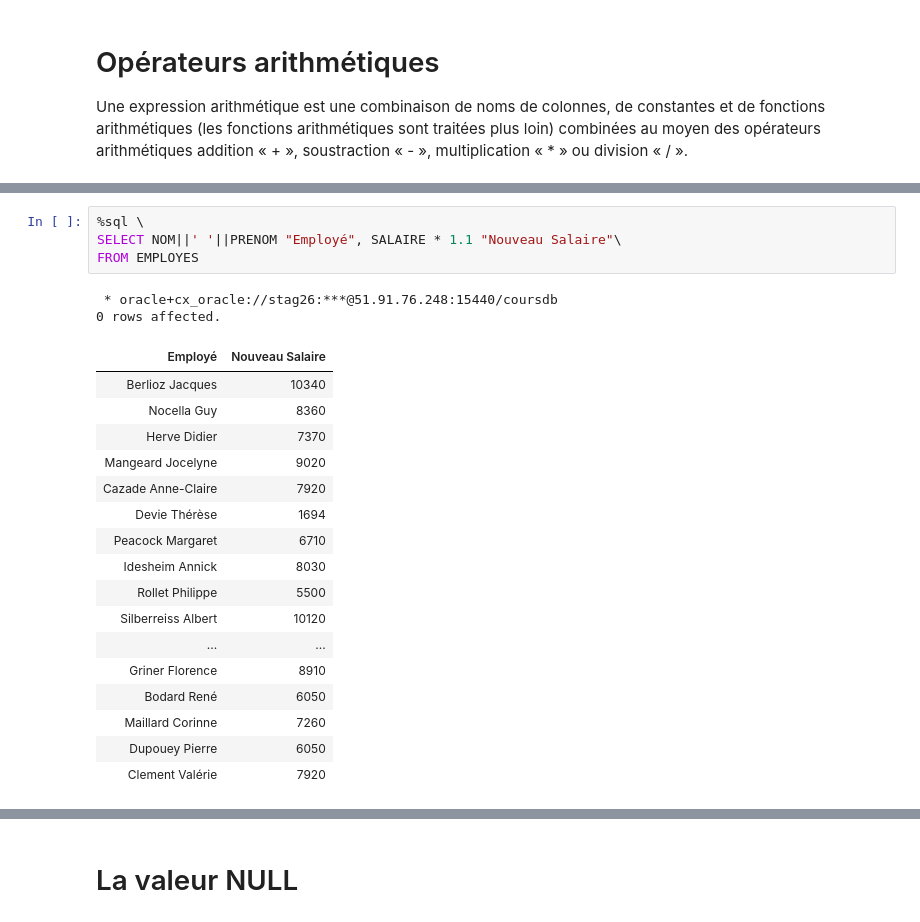
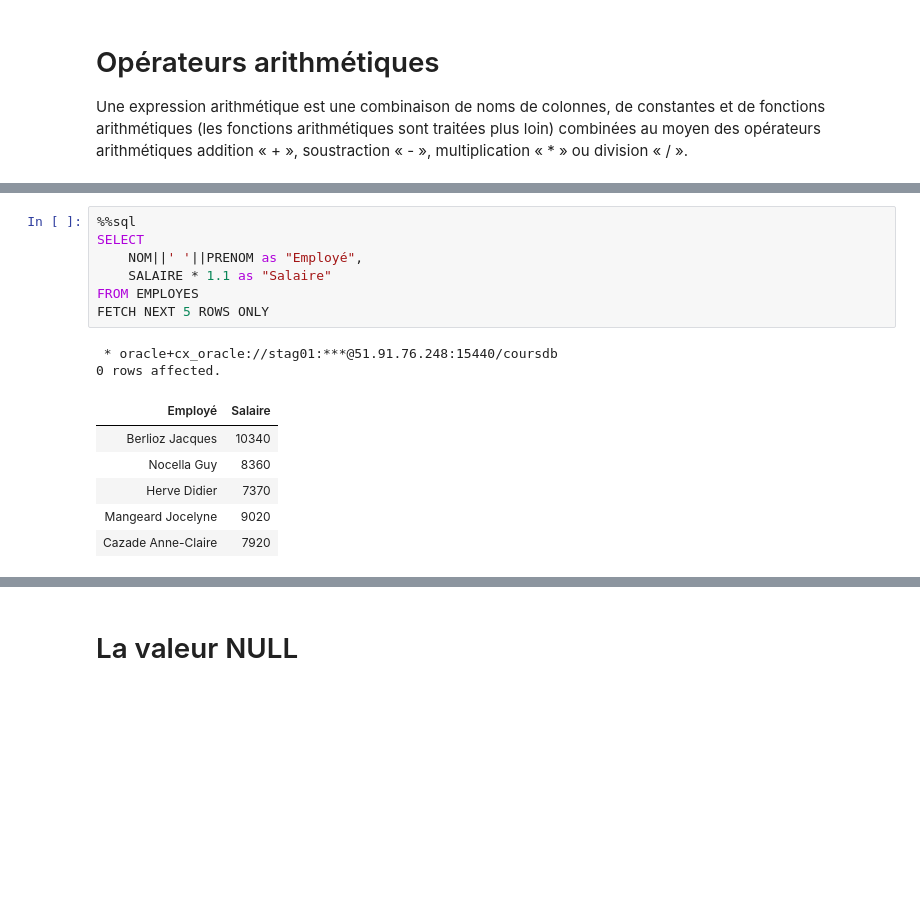
Before and after one commit to rbizoi/IntelligenceEnDonneesDeSante, a Jupyter notebook: InterrogationSQL/02-L’interrogation des données.ipynb, the cells around one changed output, grey strips where cells are left out. Drawn from its saved outputs; the diff is of its cells as text; blank space fills up the shorter version.

```diff
--- a/InterrogationSQL/02-L’interrogation des données.ipynb
+++ b/InterrogationSQL/02-L’interrogation des données.ipynb
@@ -209,25 +141,17 @@ FROM PRODUITS
 # %%
-%sql \
-SELECT NOM||' '||PRENOM "Employé", SALAIRE * 1.1 "Nouveau Salaire"\
+%%sql
+SELECT
+    NOM||' '||PRENOM as "Employé",
+    SALAIRE * 1.1 as "Salaire"
 FROM EMPLOYES
+FETCH NEXT 5 ROWS ONLY
 # %% [output]
- * oracle+cx_oracle://stag26:***@51.91.76.248:15440/coursdb
+ * oracle+cx_oracle://stag01:***@51.91.76.248:15440/coursdb
 0 rows affected.
-| Employé | Nouveau Salaire |
+| Employé | Salaire |
 | Berlioz Jacques | 10340 |
 | Nocella Guy | 8360 |
 | Herve Didier | 7370 |
 | Mangeard Jocelyne | 9020 |
 | Cazade Anne-Claire | 7920 |
-| Devie Thérèse | 1694 |
-| Peacock Margaret | 6710 |
-| Idesheim Annick | 8030 |
-| Rollet Philippe | 5500 |
-| Silberreiss Albert | 10120 |
-| ... | ... |
-| Griner Florence | 8910 |
-| Bodard René | 6050 |
-| Maillard Corinne | 7260 |
-| Dupouey Pierre | 6050 |
-| Clement Valérie | 7920 |
 # %%
```
Also changed, not shown: parts of 29 cells of this notebook.
